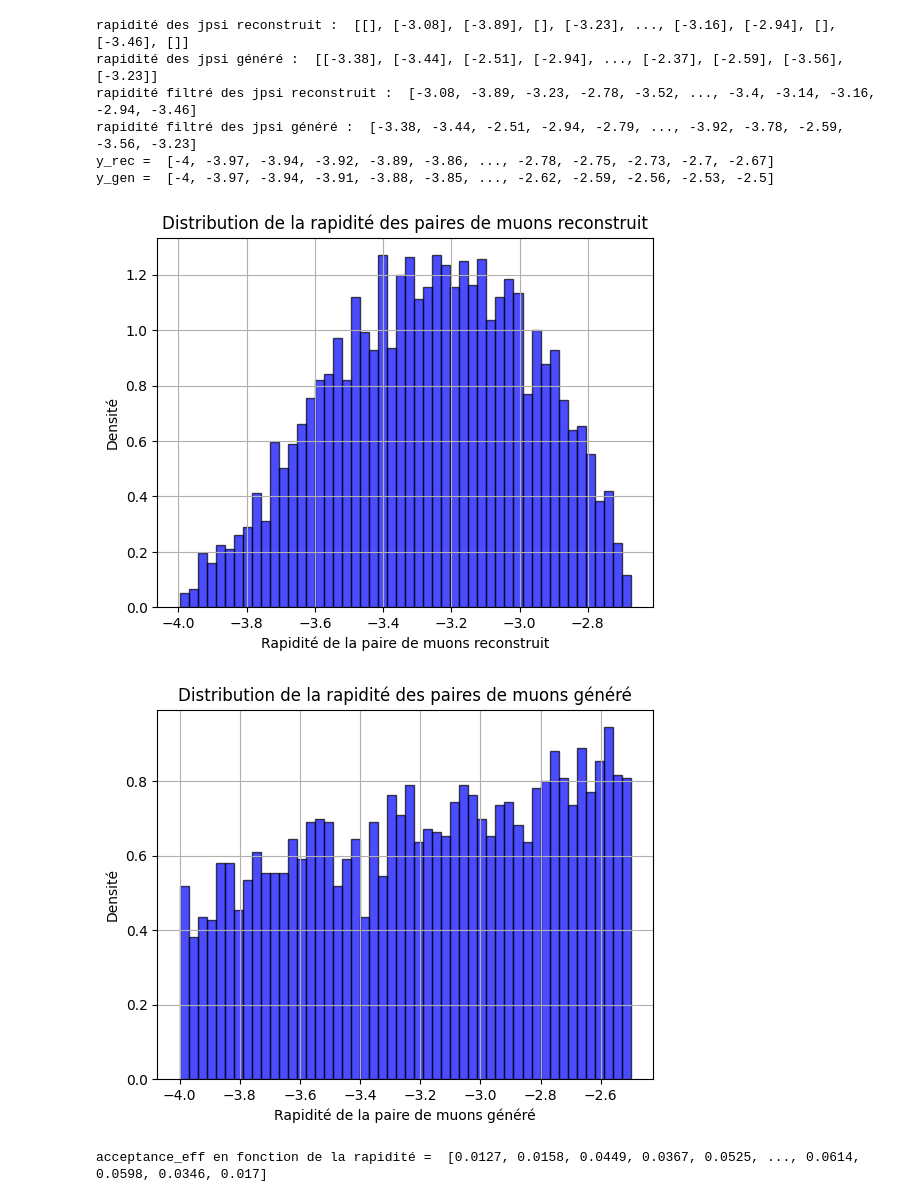
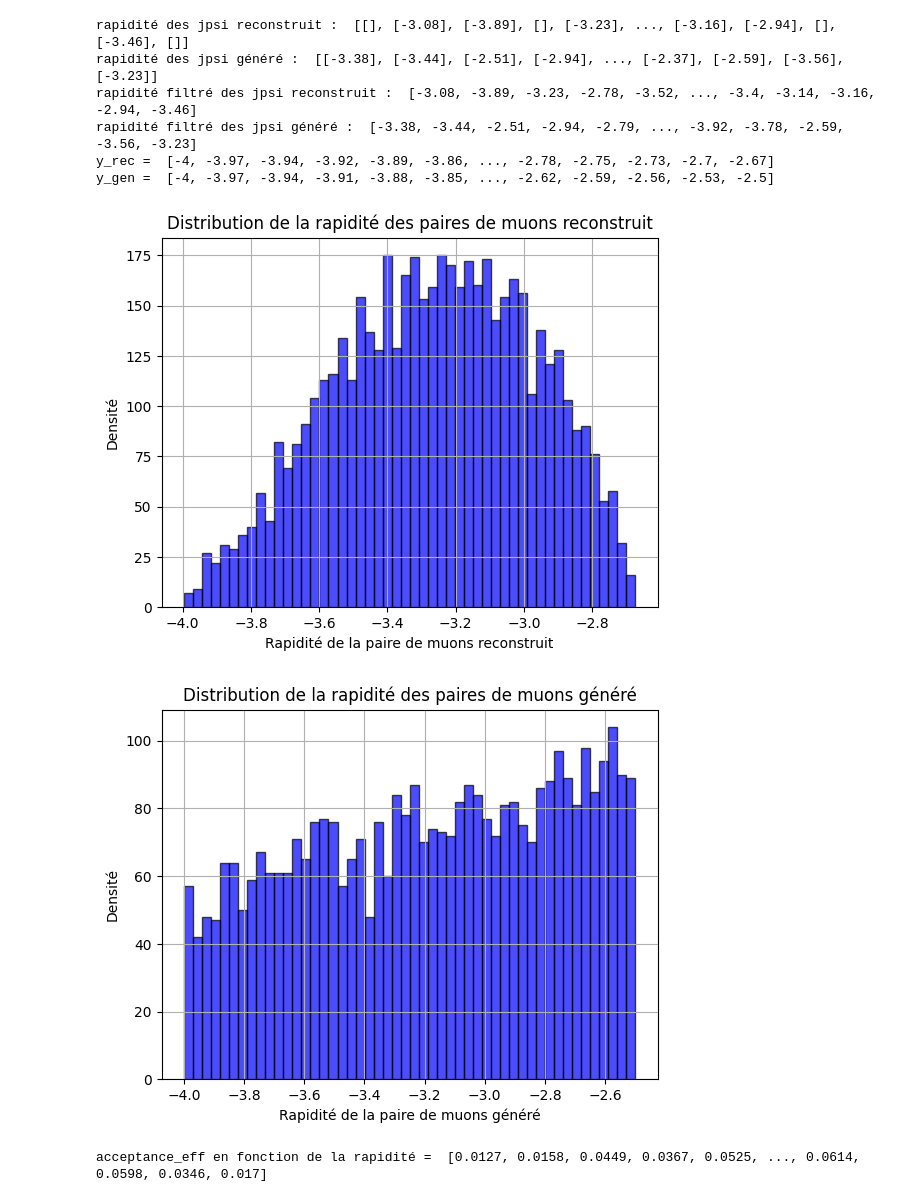
Before and after one commit to nantes-m2-rps-exp/qqbar2mumu-2024, a Jupyter notebook: notebooks/PourDjessy.ipynb, the cells around one changed output. Drawn from its saved outputs; the diff is of its cells as text; code cells hidden in the pictures.

```diff
--- a/notebooks/PourDjessy.ipynb
+++ b/notebooks/PourDjessy.ipynb
@@ -318,24 +318,24 @@ y_rec =  [-4, -3.97, -3.94, -3.92, -3.89, -3.86, ..., -2.78, -2.75, -2.73, -2.7,
 y_gen =  [-4, -3.97, -3.94, -3.91, -3.88, -3.85, ..., -2.62, -2.59, -2.56, -2.53, -2.5]
 # %%
 # Affichage de l'histogramme
-plt.hist(y_rec_f, bins=50, density=True, alpha=0.7, color='b', edgecolor='black')
+plt.hist(y_rec_f, bins=50, density=False, alpha=0.7, color='b', edgecolor='black')
 # Ajout des labels et du titre
 plt.xlabel("Rapidité de la paire de muons reconstruit")
 plt.ylabel("Densité")
 plt.title("Distribution de la rapidité des paires de muons reconstruit")
 plt.grid(True)
 # %% [output]
-[figure, old version]
+[figure, new version]
 # %%
 # Affichage de l'histogramme
-plt.hist(y_gen_f, bins=50, density=True, alpha=0.7, color='b', edgecolor='black')
+plt.hist(y_gen_f, bins=50, density=False, alpha=0.7, color='b', edgecolor='black')
 # Ajout des labels et du titre
 plt.xlabel("Rapidité de la paire de muons généré")
 plt.ylabel("Densité")
 plt.title("Distribution de la rapidité des paires de muons généré")
 plt.grid(True)
 # %% [output]
-[figure, old version]
+[figure, new version]
 # %%
 ######################################### calcul de l'acceptance efficacité en fonction de la rapidité##########################################
 #err_N_rec_y = [(yN_rec[i])**(0.5) for i in range(len(yN_rec))]
```
Also changed, not shown: 4 other files.
